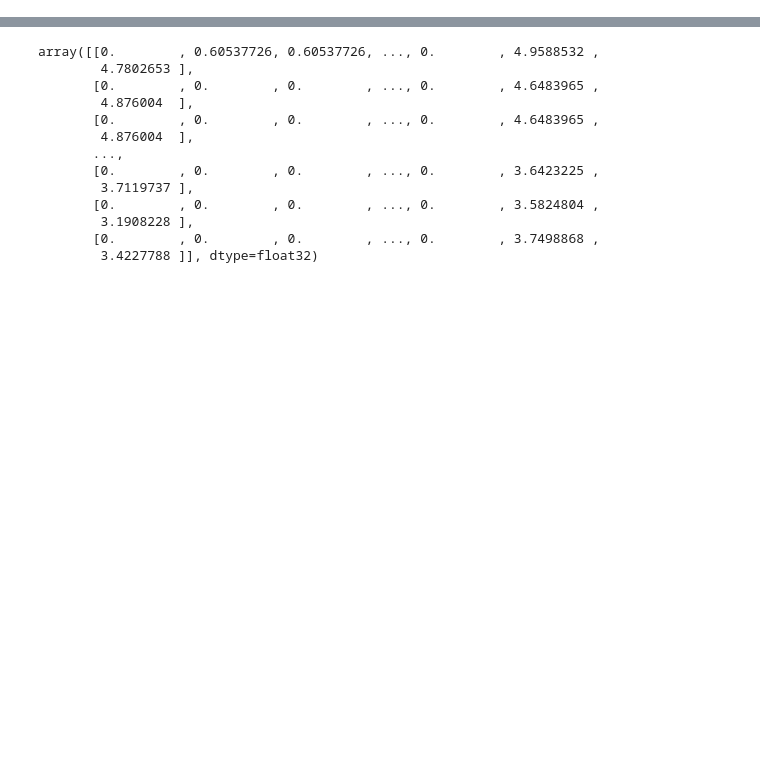
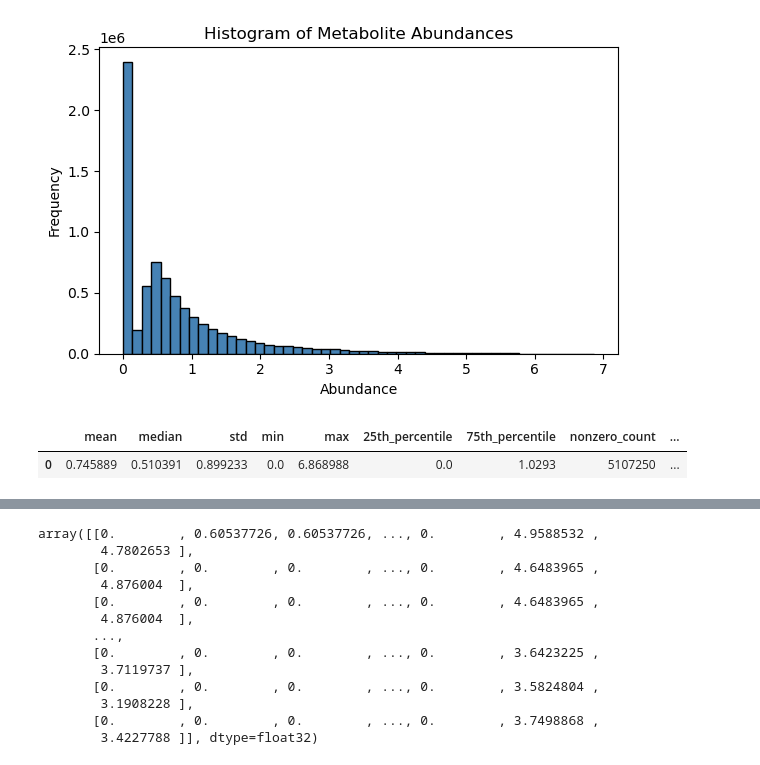
Before and after one commit to eirgnkl/pipeline, a Jupyter notebook: notebooks/data_exploration.ipynb, the cells around one changed output, grey strips where cells are left out. Cells and saved outputs as stored; diff of their text form; code cells hidden in the pictures; blank space fills up the shorter version.

```diff
--- a/notebooks/data_exploration.ipynb
+++ b/notebooks/data_exploration.ipynb
@@ -119,0 +108,6 @@ b
+# %%
+summarize_dataset(adata_msi_a1) #this is like the lipids distr.
+# %% [output]
+[figure, added]
+|  | mean | median | std | min | max | 25th_percentile | 75th_percentile | nonzero_count | ... |
+| 0 | 0.745889 | 0.510391 | 0.899233 | 0.0 | 6.868988 | 0.0 | 1.0293 | 5107250 | ... |
```
Also changed, not shown: parts of 37 cells of this notebook, 1 other file.
